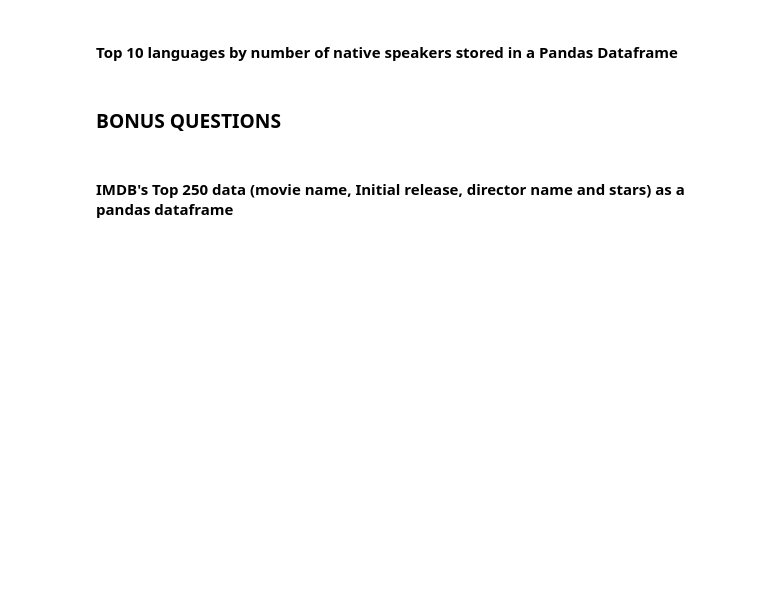
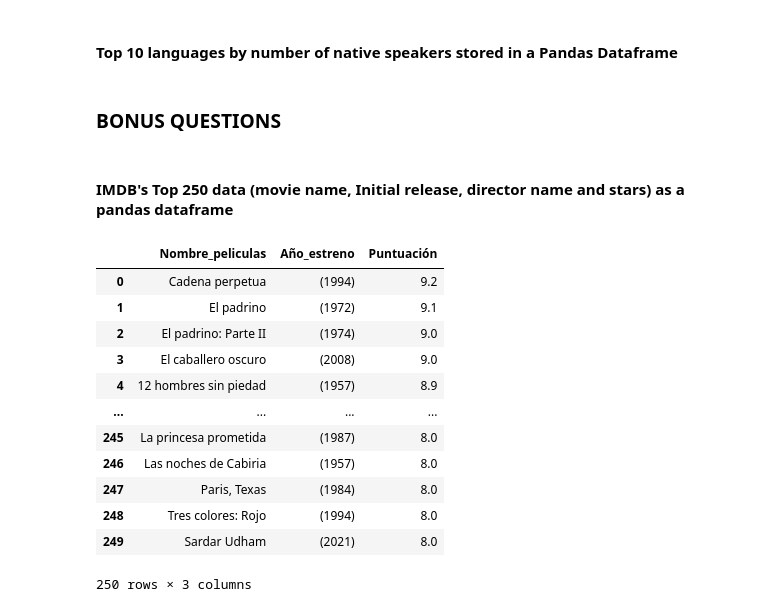
Before and after one commit to Ironhack-Data-Madrid-Octubre-2021/lab-web-scraping, a Jupyter notebook: your-code/main.ipynb, the cells around one changed output. Drawn from its saved outputs; the diff is of its cells as text; code cells hidden in the pictures; blank space fills up the shorter version.

```diff
--- a/your-code/main.ipynb
+++ b/your-code/main.ipynb
@@ -665,3 +655,8 @@ df1
 # %%
 # This is the url you will scrape in this exercise
 url = 'https://www.imdb.com/chart/top'
+# %%
+url = 'https://www.imdb.com/chart/top'
+# %%
+html = requests.get(url)
+soup = BeautifulSoup(html.content,"html.parser")
@@ -667,0 +671,58 @@ url = 'https://www.imdb.com/chart/top'
+# %%
+moviename = soup.findAll("td",{"class": "titleColumn"})
+lista_moviename = [movie.getText().strip() for movie in moviename]
+lista = []
+
+i = 0
+for movie in lista_moviename:
+    a = lista_moviename[i].split("\n")[1].strip()
+    i += 1
+    lista.append(a)
+
+df = pd.DataFrame(lista)
+
+diccio_nuevas = {0: "Nombre_peliculas"}
+df.rename(columns = diccio_nuevas, inplace=True)
+
+fex = soup.find_all("span", {"class": "secondaryInfo"})
+
+list_fecha = [fecha.getText().strip() for fecha in fex]
+df1 = pd.DataFrame(list_fecha)
+
+diccio_nuevas1 = {0: "Año_estreno"}
+df1.rename(columns = diccio_nuevas1, inplace=True)
+
+concatenado = pd.concat([df,df1], axis=1)
+
+estrellas = soup.find_all("td", {"class": "ratingColumn imdbRating"})
+
+lista1 = []
+
+o = 0
+for y in estrellas:
+    a = estrellas[o].getText().strip()
+    o += 1
+    lista1.append(a)
+
+df3 = pd.DataFrame(lista1)
+
+concatenados = pd.concat([concatenado,df3], axis=1)
+
+diccio_nuevas3 = {0: "Puntuación"}
+concatenados.rename(columns = diccio_nuevas3, inplace=True)
+
+concatenados
+# %% [output]
+|  | Nombre_peliculas | Año_estreno | Puntuación |
+| 0 | Cadena perpetua | (1994) | 9.2 |
+| 1 | El padrino | (1972) | 9.1 |
+| 2 | El padrino: Parte II | (1974) | 9.0 |
+| 3 | El caballero oscuro | (2008) | 9.0 |
+| 4 | 12 hombres sin piedad | (1957) | 8.9 |
+| ... | ... | ... | ... |
+| 245 | La princesa prometida | (1987) | 8.0 |
+| 246 | Las noches de Cabiria | (1957) | 8.0 |
+| 247 | Paris, Texas | (1984) | 8.0 |
+| 248 | Tres colores: Rojo | (1994) | 8.0 |
+| 249 | Sardar Udham | (2021) | 8.0 |
+250 rows × 3 columns
```
Also changed, not shown: parts of 20 cells of this notebook.
